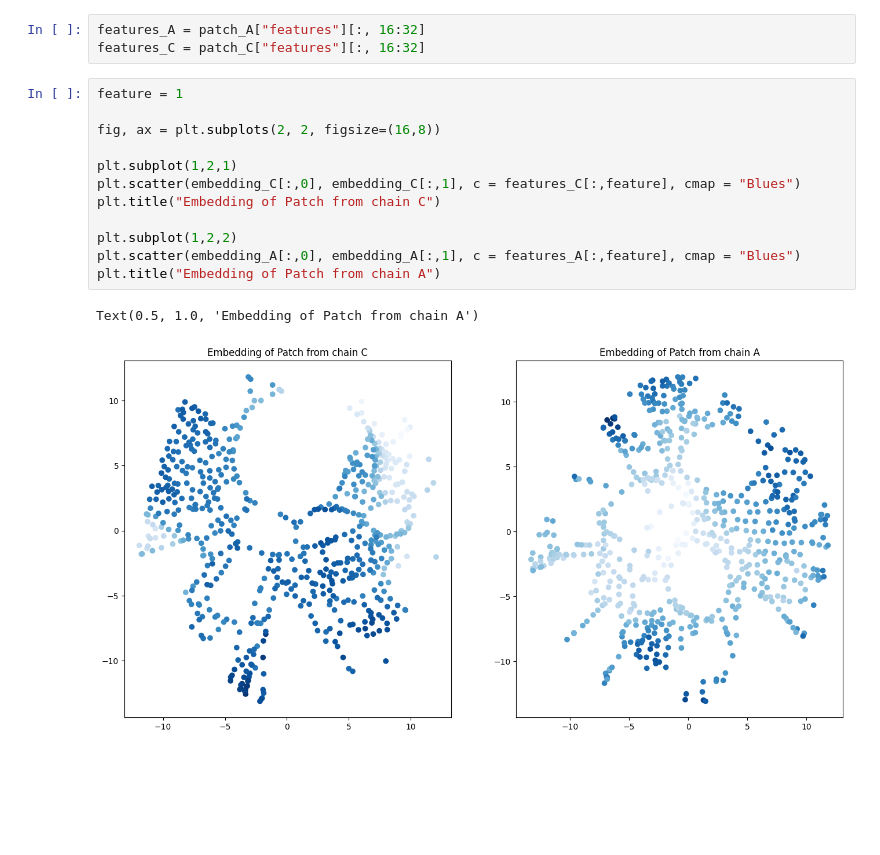
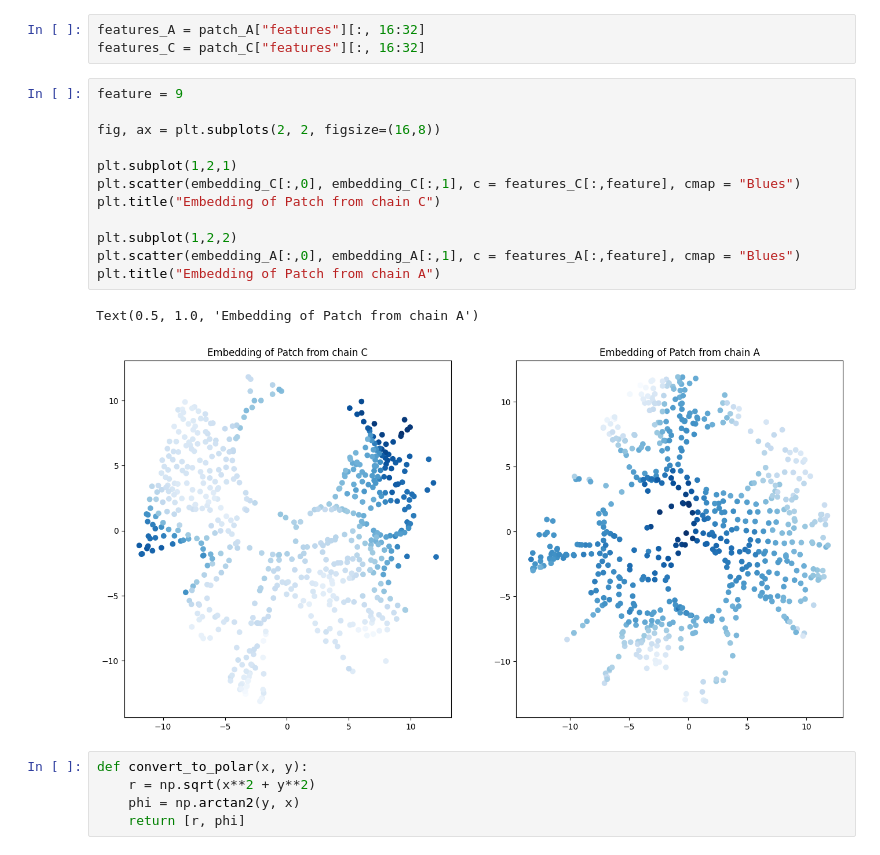
Before and after one commit to DavidGraber/protein_surface_modelling, a Jupyter notebook: main.ipynb, the cells around one changed output. Drawn from its saved outputs; the diff is of its cells as text; blank space fills up the shorter version.

```diff
--- a/main.ipynb
+++ b/main.ipynb
@@ -143,17 +154,22 @@ visualize_pointcloud(coords_C[patch_C["first_sel"]], colors = colors_C_test)
 features_A = patch_A["features"][:, 16:32]
 features_C = patch_C["features"][:, 16:32]
 # %%
-feature = 1
+feature = 9
 
 fig, ax = plt.subplots(2, 2, figsize=(16,8))
 
 plt.subplot(1,2,1)
 plt.scatter(embedding_C[:,0], embedding_C[:,1], c = features_C[:,feature], cmap = "Blues")
 plt.title("Embedding of Patch from chain C")
 
 plt.subplot(1,2,2)
 plt.scatter(embedding_A[:,0], embedding_A[:,1], c = features_A[:,feature], cmap = "Blues")
 plt.title("Embedding of Patch from chain A")
 # %% [output]
 Text(0.5, 1.0, 'Embedding of Patch from chain A')
-[figure, old version]
+[figure, new version]
+# %%
+def convert_to_polar(x, y):
+    r = np.sqrt(x**2 + y**2)
+    phi = np.arctan2(y, x)
+    return [r, phi]
```
Also changed, not shown: parts of 5 cells of this notebook.
